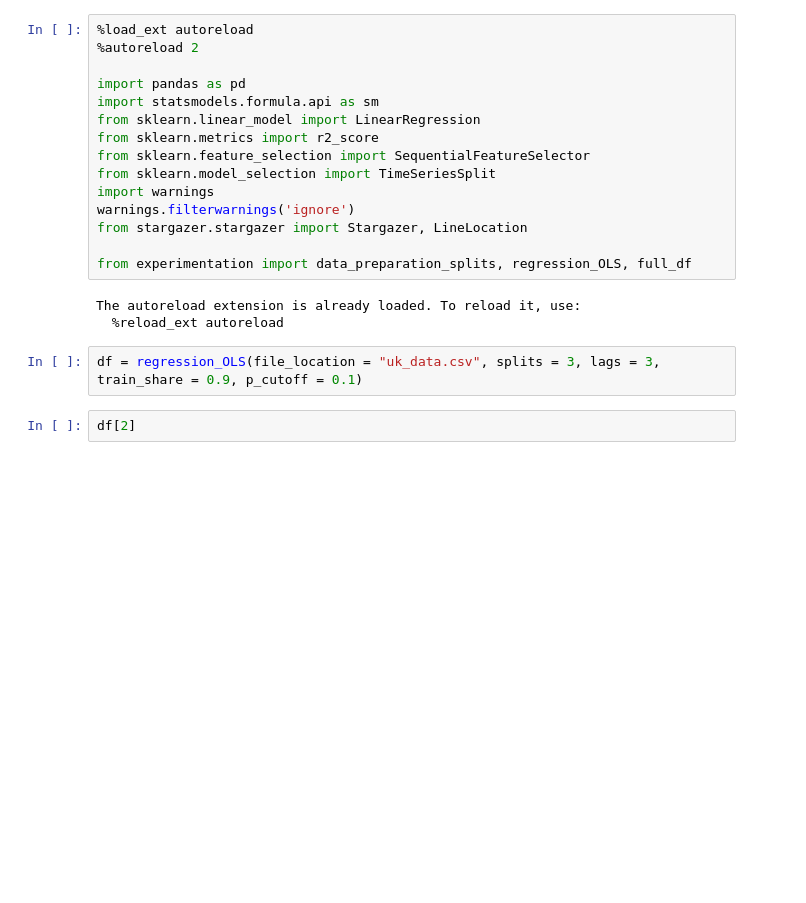
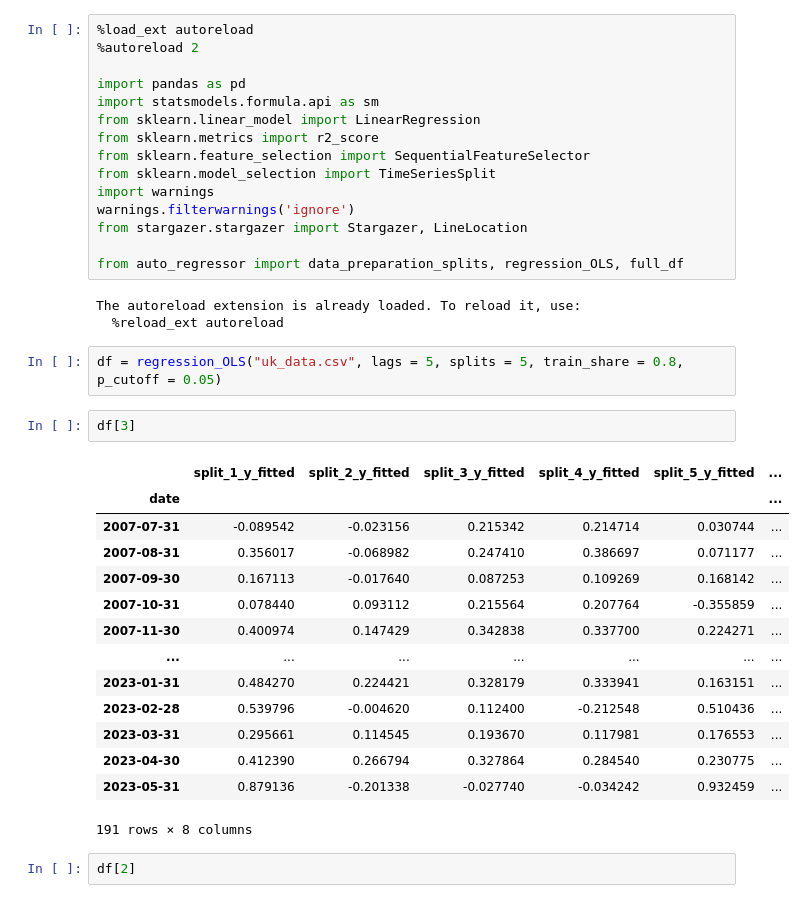
Before and after one commit to martinlyngerasmussen/auto_regressor, a Jupyter notebook: Code test.ipynb, the cells around one changed output. Cells and saved outputs as stored; diff of their text form; blank space fills up the shorter version.

```diff
--- a/Code test.ipynb
+++ b/Code test.ipynb
@@ -12,12 +30,29 @@ import warnings
 warnings.filterwarnings('ignore')
 from stargazer.stargazer import Stargazer, LineLocation
 
-from experimentation import data_preparation_splits, regression_OLS, full_df
+from auto_regressor import data_preparation_splits, regression_OLS, full_df
 # %% [output]
 The autoreload extension is already loaded. To reload it, use:
   %reload_ext autoreload
-# %%
-df = regression_OLS(file_location = "uk_data.csv", splits = 3, lags = 3, train_share = 0.9, p_cutoff = 0.1)
+# %%
+df = regression_OLS("uk_data.csv", lags = 5, splits = 5, train_share = 0.8, p_cutoff = 0.05)
+# %%
+df[3]
+# %% [output]
+|  | split_1_y_fitted | split_2_y_fitted | split_3_y_fitted | split_4_y_fitted | split_5_y_fitted | ... |
+| date |  |  |  |  |  | ... |
+| 2007-07-31 | -0.089542 | -0.023156 | 0.215342 | 0.214714 | 0.030744 | ... |
+| 2007-08-31 | 0.356017 | -0.068982 | 0.247410 | 0.386697 | 0.071177 | ... |
+| 2007-09-30 | 0.167113 | -0.017640 | 0.087253 | 0.109269 | 0.168142 | ... |
+| 2007-10-31 | 0.078440 | 0.093112 | 0.215564 | 0.207764 | -0.355859 | ... |
+| 2007-11-30 | 0.400974 | 0.147429 | 0.342838 | 0.337700 | 0.224271 | ... |
+| ... | ... | ... | ... | ... | ... | ... |
+| 2023-01-31 | 0.484270 | 0.224421 | 0.328179 | 0.333941 | 0.163151 | ... |
+| 2023-02-28 | 0.539796 | -0.004620 | 0.112400 | -0.212548 | 0.510436 | ... |
+| 2023-03-31 | 0.295661 | 0.114545 | 0.193670 | 0.117981 | 0.176553 | ... |
+| 2023-04-30 | 0.412390 | 0.266794 | 0.327864 | 0.284540 | 0.230775 | ... |
+| 2023-05-31 | 0.879136 | -0.201338 | -0.027740 | -0.034242 | 0.932459 | ... |
+191 rows × 8 columns
 # %%
 df[2]
 # %% [output]
```
Also changed, not shown: parts of 4 cells of this notebook, 2 other files.
